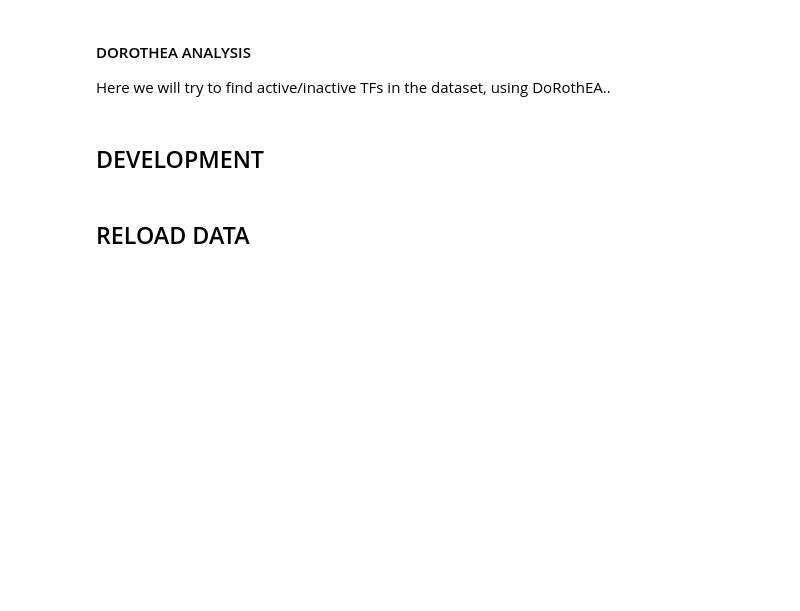
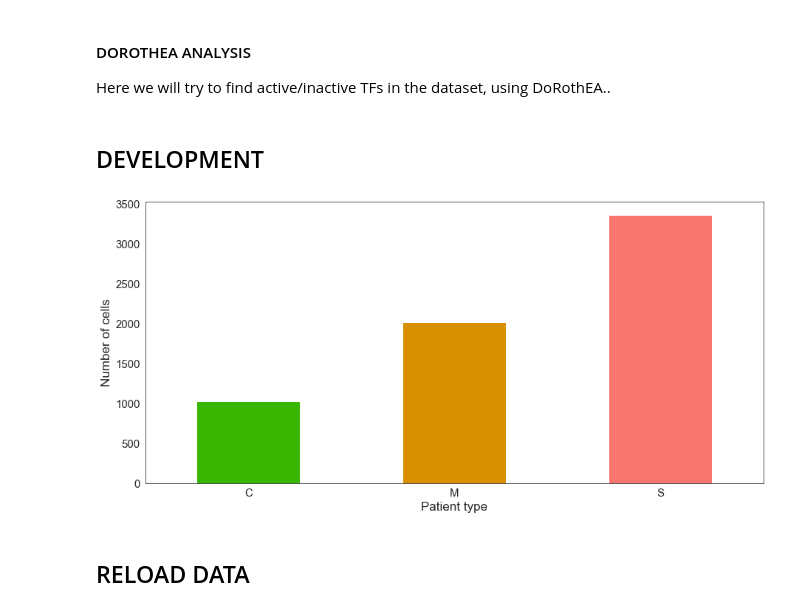
Before and after one commit to masyahook/scGRN, a Jupyter notebook: jupyter/GRN_inference.ipynb, the cells around one changed output. Drawn from its saved outputs; the diff is of its cells as text; code cells hidden in the pictures; blank space fills up the shorter version.

```diff
--- a/jupyter/GRN_inference.ipynb
+++ b/jupyter/GRN_inference.ipynb
@@ -1853,6 +1848,17 @@ widget = interactive(
 display(widget)
 # %% [markdown]
 ## DEVELOPMENT
+# %%
+curr_type = 'T_cells'
+
+with sns.axes_style("white"):
+    f, ax = plt.subplots(figsize=(15, 7))
+    full_meta.groupby('group')[curr_type].sum().plot(kind='bar', ax=ax, rot=0, color=[colors['green'], colors['yellow'], colors['red']])
+    plt.xlabel('Patient type')
+    plt.ylabel('Number of cells')
+    plt.savefig(f'tmp/tmp_{curr_type}_cell_count.pdf')
+# %% [output]
+[figure, added]
 # %% [markdown]
 ## RELOAD DATA
 # %%
```
Also changed, not shown: parts of 11 cells of this notebook, 1 other file.
